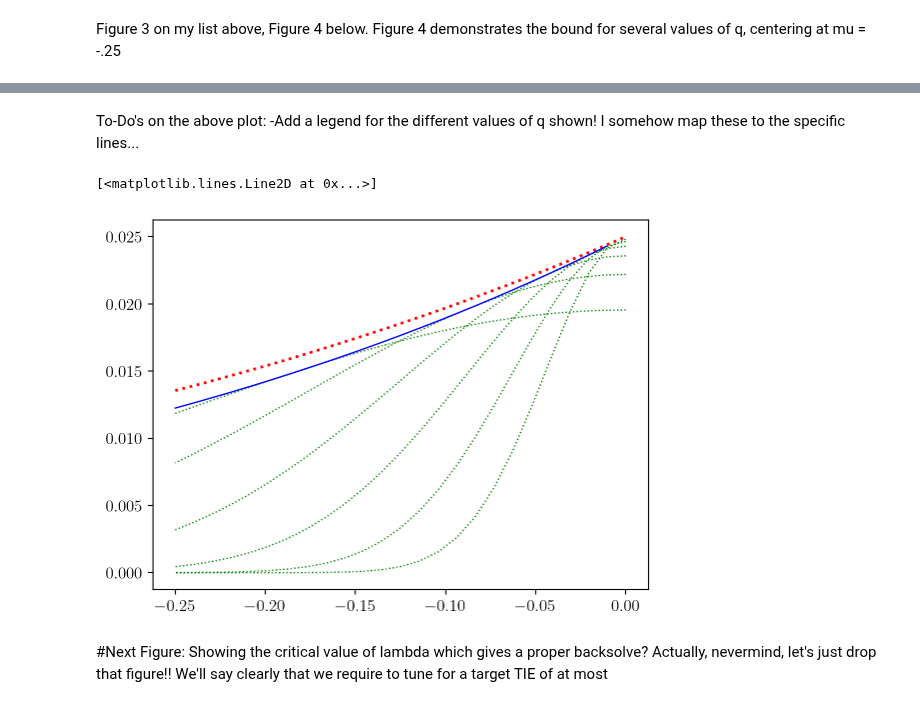
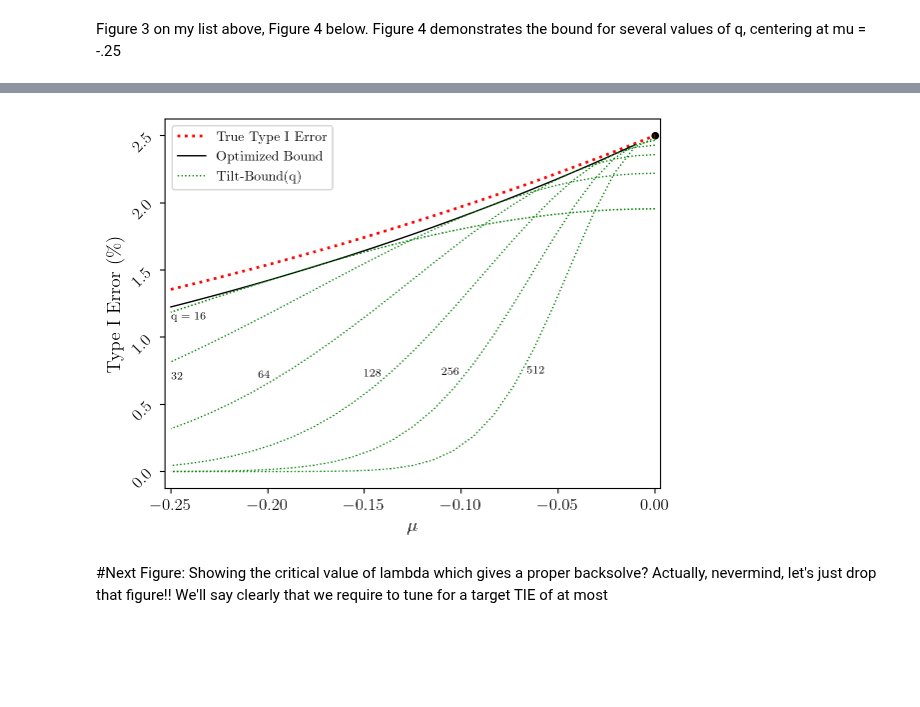
Before and after one commit to Confirm-Solutions/confirmasaurus, a Jupyter notebook: research/paper_figures/jamesbound_normal.ipynb, the cells around one changed output, grey strips where cells are left out. Saved outputs shown, nothing was run; the diff lists cells and outputs as text; code cells hidden in the pictures; blank space fills up the shorter version.

```diff
--- a/research/paper_figures/jamesbound_normal.ipynb
+++ b/research/paper_figures/jamesbound_normal.ipynb
@@ -237,8 +237,8 @@ Figure 4 demonstrates the bound for several values of q, centering at mu = -.25
 #Bounds for a fixed list of q's
 boundpoint=-.25
 ystart = true_err(boundpoint)
-qlist = 2**np.linspace(4,9,6)
-vlist = np.linspace(0,.25,250)
+qlist = 2**np.linspace(9,4,6)
+vlist = np.linspace(0,.25,2000)
 outputs = np.zeros(shape = (len(qlist), len(vlist)))
 for i in range(len(qlist)):
     for j in range(len(vlist)):
@@ -273,31 +299,53 @@ plt.plot(vadjust[filter],optbound[filter],"b",linewidth=1, label = "Optimized Bo
-# %% [markdown]
-To-Do's on the above plot:
--Add a legend for the different values of q shown! I somehow map these to the specific lines...
 # %%
 #Next, let's do the backward plot!
 vlist = np.linspace(0,.25,25)
 x = np.linspace(-.25, 0, 1000)
 z = ztest(delta=0.05, x = x, nsims=int(1e5))
 mu_dense10 = np.linspace(-.25, 0, 100)
 pow_dense10 = true_err(mu_dense10)
 #Plotting the true function in red
-plt.plot(mu_dense10, pow_dense10, "r:", linewidth=2)
+plt.plot(mu_dense10, pow_dense10, "r:", linewidth=2, label = "True Type I Error")
 vadjust = - vlist
+
+#Now plotting the optimal
+qsolveback = jamesbound.BackwardQCPSolver(scale=1)
+optqsback = qsolve.solve(vlist,.025)
+optboundback = jamesbound.tilt_bound_bwd(optqsback,1,vlist,.025)
+plt.plot(vadjust,optboundback,"k",linewidth=1, label = "Optimized Bound")
 
 #Plotting for 6 different choices of q, ranging from 2^4 to 2^9
 for i in range(len(qlist)):
     output = jamesbound.tilt_bound_bwd(qlist[i],1,vlist,.025)
     filter = output < .03
     plt.plot(vadjust[filter], output[filter], "g:", linewidth=1)
-#Now plotting the optimal
+plt.plot(vadjust[filter], output[filter], "g", linestyle = ":",linewidth=1, label = 'Tilt-Bound(q)')
 
-qsolveback = jamesbound.BackwardQCPSolver(scale=1)
-optqsback = qsolve.solve(vlist,.025)
-optboundback = jamesbound.tilt_bound_bwd(optqsback,1,vlist,.025)
-plt.plot(vadjust,optboundback,"b",linewidth=1)
+leg = plt.legend(loc='upper left',fontsize = 10)
+
+plt.scatter(0,true_err(0),color = 'k', marker = 'o', s = 20)
+#plt.axvline(0, color='k', linestyle='--',linewidth = '.25')
+#plt.axhline(.025, color='k', linestyle='-.',linewidth = '.5')
+plt.xlim([-0.253, 0.003])
+yticks = np.linspace(0, 0.025, 6)
+plt.yticks(
+    yticks,
+    labels=[f"{(yv * 100):.1f}" for yv in yticks],
+    rotation=45,
+    ha="right",
+)
+plt.xlabel('$\mu$')
+plt.ylabel('Type I Error ($\%$)')
+
+plt.text(-.066,.0073,'512',fontsize = 8)
+plt.text(-.110,.0072,'256',fontsize = 8)
+plt.text(-.15,.0071,'128',fontsize = 8)
+plt.text(-.205,.006975,'64',fontsize = 8)
+plt.text(-.25,.00688,'32',fontsize = 8)
+plt.text(-.25,.0113,'q = 16',fontsize = 8)
+
+plt.savefig('greens_down.pdf', bbox_inches='tight')
 # %% [output]
-[<matplotlib.lines.Line2D at 0x...>]
-[figure, old version]
+[figure, new version]
 # %% [markdown]
 #Next Figure: Showing the critical value of lambda which gives a proper backsolve? Actually, nevermind, let's just drop that figure!!
 We'll say clearly that we require to tune for a target TIE of at most
```
Also changed, not shown: parts of 13 cells of this notebook.
